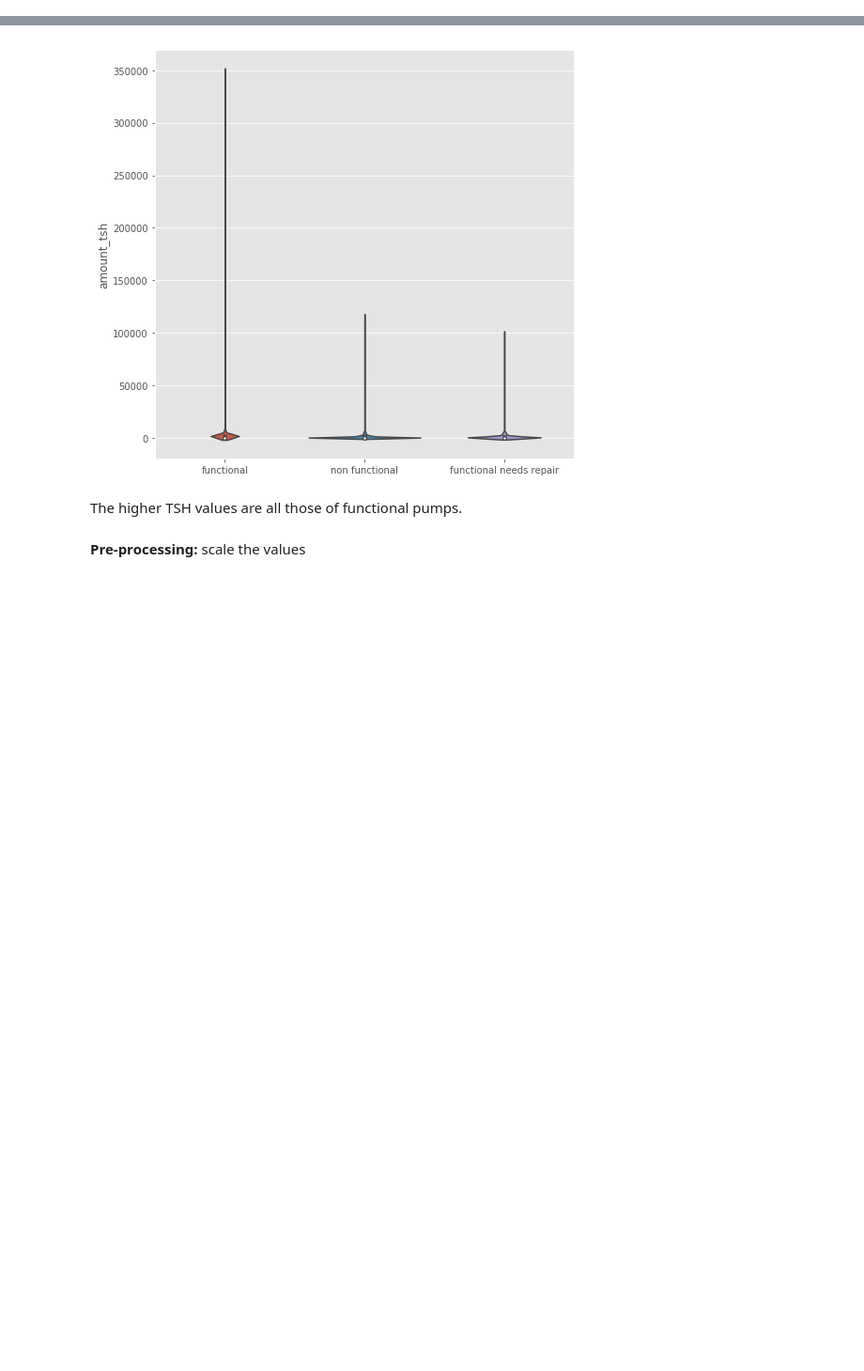
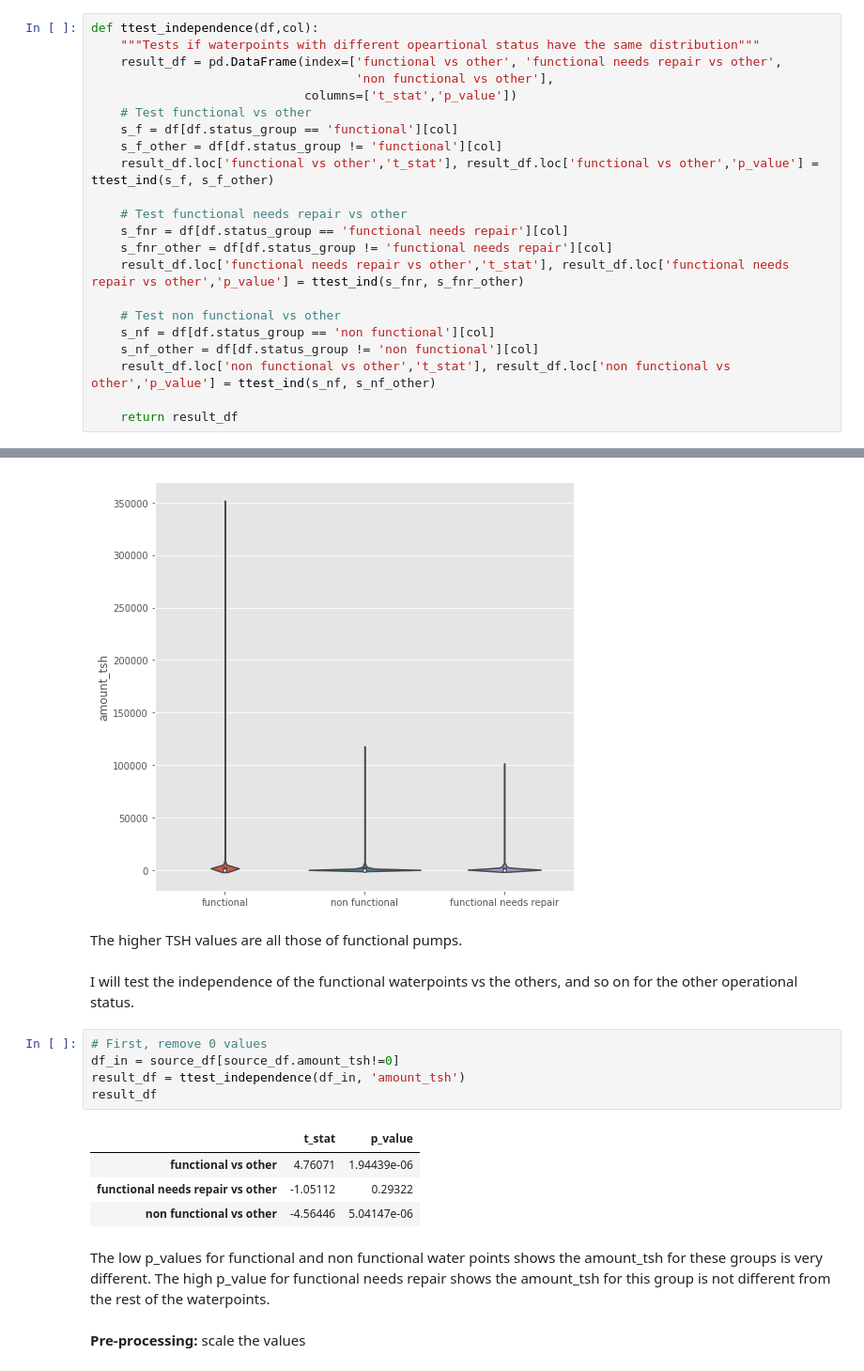
Before and after one commit to stephanietison/Waterpoints, a Jupyter notebook: Notebook/Water Pumps.ipynb, the cells around one changed output, grey strips where cells are left out. Shown: that part at 94% size. Drawn from its saved outputs; the diff is of its cells as text; blank space fills up the shorter version.

Commit message:
Add t test for independence for continuous features

```diff
--- a/Notebook/Water Pumps.ipynb
+++ b/Notebook/Water Pumps.ipynb
@@ -151,6 +151,28 @@ col_to_drop = []
 clean_df = source_df.copy()
 # %% [markdown]
 ## Definition of functions used in the exploratory data analysis
+# %%
+def ttest_independence(df,col):
+    """Tests if waterpoints with different opeartional status have the same distribution"""
+    result_df = pd.DataFrame(index=['functional vs other', 'functional needs repair vs other',
+                                    'non functional vs other'],
+                             columns=['t_stat','p_value'])
+    # Test functional vs other
+    s_f = df[df.status_group == 'functional'][col]
+    s_f_other = df[df.status_group != 'functional'][col]
+    result_df.loc['functional vs other','t_stat'], result_df.loc['functional vs other','p_value'] = ttest_ind(s_f, s_f_other)
+
+    # Test functional needs repair vs other
+    s_fnr = df[df.status_group == 'functional needs repair'][col]
+    s_fnr_other = df[df.status_group != 'functional needs repair'][col]
+    result_df.loc['functional needs repair vs other','t_stat'], result_df.loc['functional needs repair vs other','p_value'] = ttest_ind(s_fnr, s_fnr_other)
+
+    # Test non functional vs other
+    s_nf = df[df.status_group == 'non functional'][col]
+    s_nf_other = df[df.status_group != 'non functional'][col]
+    result_df.loc['non functional vs other','t_stat'], result_df.loc['non functional vs other','p_value'] = ttest_ind(s_nf, s_nf_other)
+
+    return result_df
 # %%
 def freq_dist_table(df,cat):
     """Returns the frequency distribution table
@@ -259,6 +281,21 @@ plot_num_vs_status(source_df,'amount_tsh')
 [figure]
 # %% [markdown]
 The higher TSH values are all those of functional pumps.
+# %% [markdown]
+I will test the independence of the functional waterpoints vs the others, and so on for the other operational status.
+# %%
+# First, remove 0 values
+df_in = source_df[source_df.amount_tsh!=0]
+result_df = ttest_independence(df_in, 'amount_tsh')
+result_df
+# %% [output]
+|  | t_stat | p_value |
+| functional vs other | 4.76071 | 1.94439e-06 |
+| functional needs repair vs other | -1.05112 | 0.29322 |
+| non functional vs other | -4.56446 | 5.04147e-06 |
+# %% [markdown]
+The low p_values for functional and non functional water points shows the amount_tsh for these groups is very different.
+The high p_value for functional needs repair shows the amount_tsh for this group is not different from the rest of the waterpoints.
 # %% [markdown]
 **Pre-processing:** scale the values
 # %% [markdown]
```
Also changed, not shown: parts of 16 cells of this notebook.
